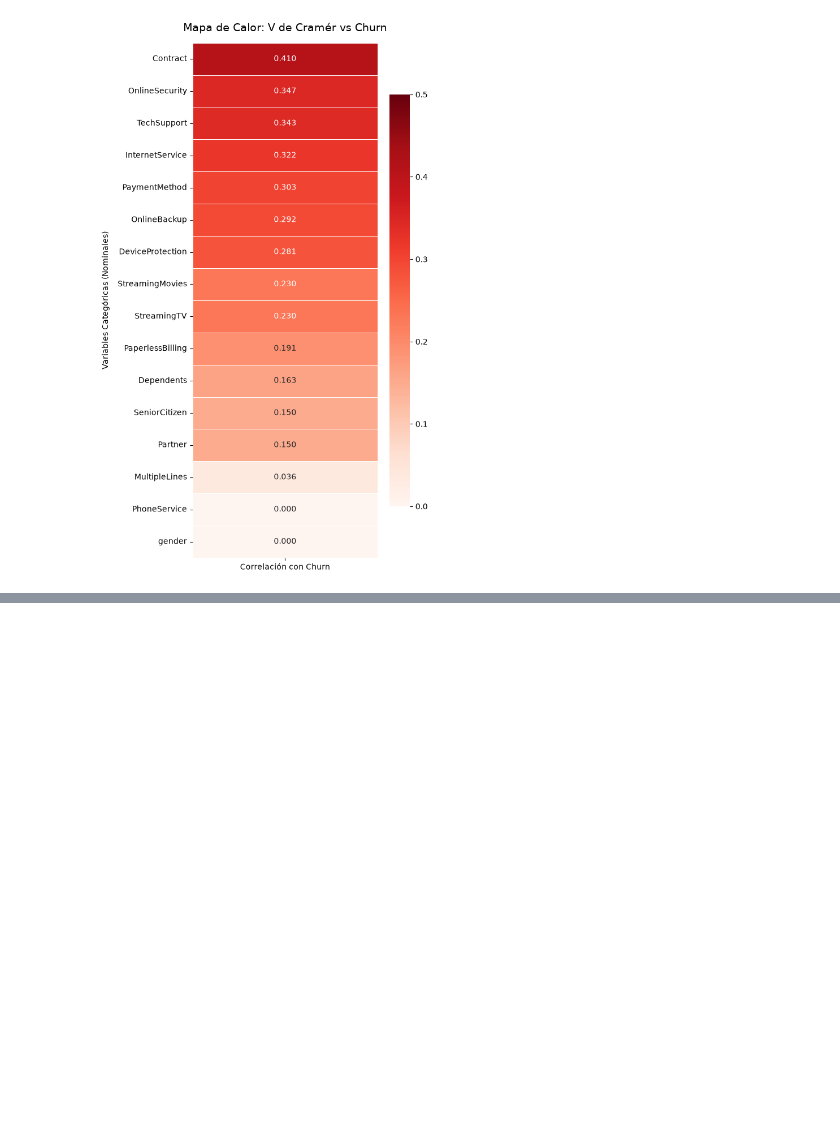
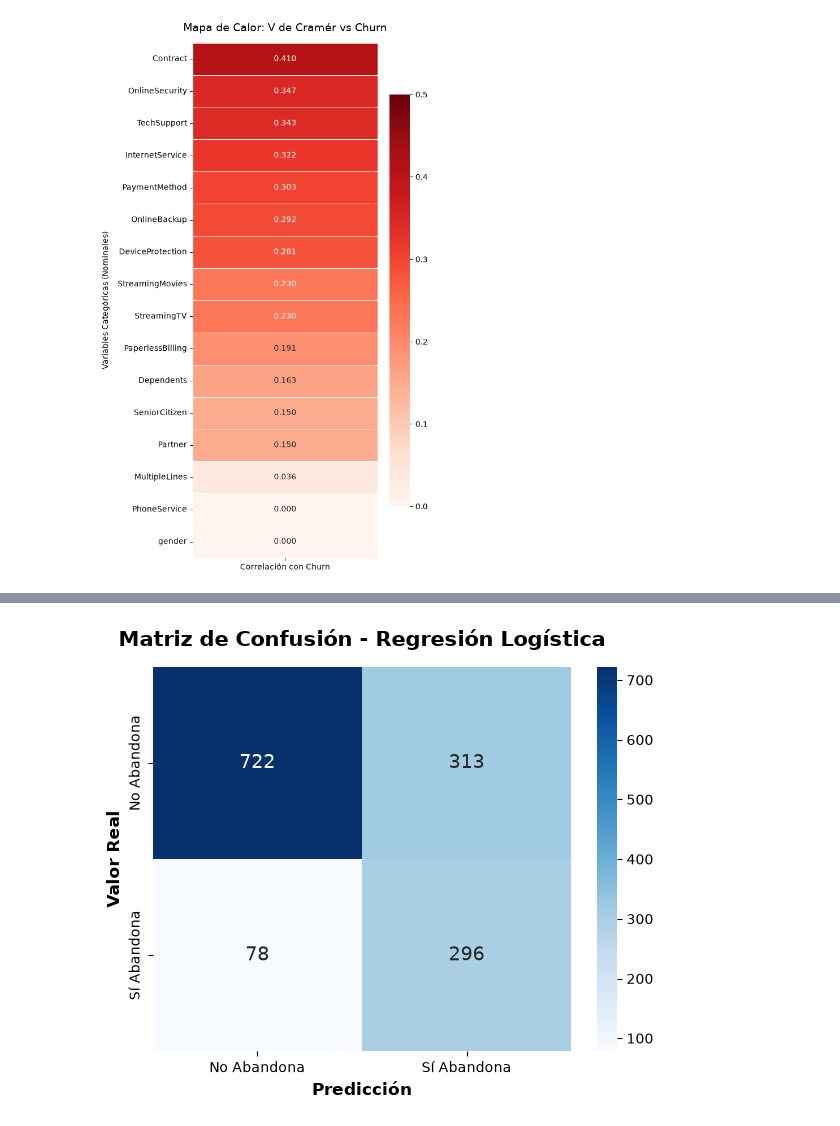
Before and after one commit to david-ramirezl/telco_customer-Modelos-de-Machine-Learning, a Jupyter notebook: notebooks/modelos_clasificacion.ipynb, the cells around one changed output, grey strips where cells are left out. Cells and saved outputs as stored; diff of their text form; code cells hidden in the pictures; blank space fills up the shorter version.

Commit message:
notebook de clasificación actualizado con modelo LR

```diff
--- a/notebooks/modelos_clasificacion.ipynb
+++ b/notebooks/modelos_clasificacion.ipynb
@@ -587,0 +619,10 @@ memory usage: 1.7 MB
+# %%
+pipeline_final = Pipeline(steps=[
+    ('ingenieria_caracteristicas', TelcoFeatureEngineer(drop_original=True, drop_addons=True)),
+    ('preprocesador', pipeline_preprocessor),
+    ('modelo', LogisticRegression(
+        class_weight='balanced',
+        max_iter=1000,
+        random_state=42
+    ))
+])
@@ -587,0 +631,12 @@ memory usage: 1.7 MB
+# %%
+X = df.drop(columns=['Churn'])
+
+y = df['Churn']
+
+X_train, X_test, y_train, y_test = train_test_split(
+    X,
+    y,
+    test_size=0.20,
+    stratify=y,
+    random_state=42
+)
@@ -587,0 +645,8 @@ memory usage: 1.7 MB
+# %%
+pipeline_final.fit(X_train, y_train)
+
+y_pred = pipeline_final.predict(X_test)
+
+reporte = classification_report(y_test, y_pred, output_dict=True)
+df_reporte = pd.DataFrame(reporte).transpose().round(3)
+display(df_reporte)
@@ -587,0 +660,5 @@ memory usage: 1.7 MB
+# %%
+# Graficar Matriz de confusión para modelo de Regresión Logística
+plot_matriz_confusion(y_test, y_pred, nombre_modelo="Regresión Logística")
+# %% [output]
+[figure, added]
```
Also changed, not shown: parts of 45 cells of this notebook.
